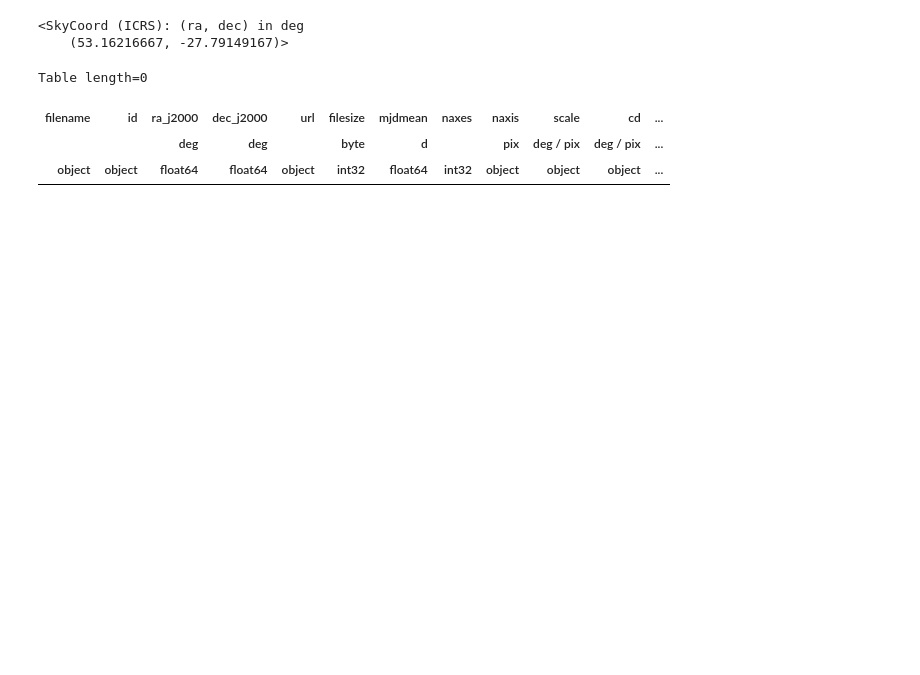
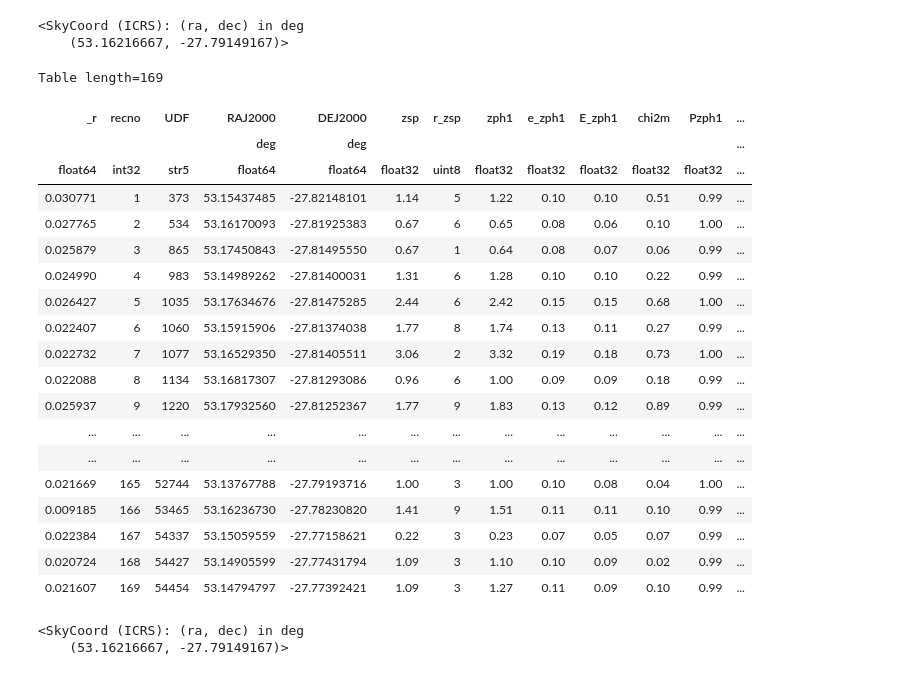
Before and after one commit to Kkev1229/Astr142-Project2, a Jupyter notebook: test.ipynb, the cells around one changed output. Cells and saved outputs as stored; diff of their text form; code cells hidden in the pictures; blank space fills up the shorter version.

Commit message:
Added function to load hubble data

```diff
--- a/test.ipynb
+++ b/test.ipynb
@@ -103,4 +123,4 @@ plt.imshow(hudf[0], origin='lower', cmap=mpl.colormaps['Reds'], vmin=0.00001, vm
 # %%
-services = vo.regsearch(servicetype='image', waveband='optical', keywords='hubble udf')
+services = vo.regsearch(keywords='hubble udf')
 services.to_table()['ivoid','short_name','res_title']
 # %% [output]
@@ -115,10 +144,32 @@ coord
 <SkyCoord (ICRS): (ra, dec) in deg
     (53.16216667, -27.79149167)>
 # %%
-im_table = services[0].search(pos=coord, size=10, format='image/jpeg')
+im_table = services[2].search(pos=coord)
 im_table.to_table()
 # %% [output]
-Table length=0
+Table length=169
-| filename | id | ra_j2000 | dec_j2000 | url | filesize | mjdmean | naxes | naxis | scale | cd | ... |
-|  |  | deg | deg |  | byte | d |  | pix | deg / pix | deg / pix | ... |
-| object | object | float64 | float64 | object | int32 | float64 | int32 | object | object | object | ... |
+| _r | recno | UDF | RAJ2000 | DEJ2000 | zsp | r_zsp | zph1 | e_zph1 | E_zph1 | chi2m | Pzph1 | ... |
+|  |  |  | deg | deg |  |  |  |  |  |  |  | ... |
+| float64 | int32 | str5 | float64 | float64 | float32 | uint8 | float32 | float32 | float32 | float32 | float32 | ... |
+| 0.030771 | 1 | 373 | 53.15437485 | -27.82148101 | 1.14 | 5 | 1.22 | 0.10 | 0.10 | 0.51 | 0.99 | ... |
+| 0.027765 | 2 | 534 | 53.16170093 | -27.81925383 | 0.67 | 6 | 0.65 | 0.08 | 0.06 | 0.10 | 1.00 | ... |
+| 0.025879 | 3 | 865 | 53.17450843 | -27.81495550 | 0.67 | 1 | 0.64 | 0.08 | 0.07 | 0.06 | 0.99 | ... |
+| 0.024990 | 4 | 983 | 53.14989262 | -27.81400031 | 1.31 | 6 | 1.28 | 0.10 | 0.10 | 0.22 | 0.99 | ... |
+| 0.026427 | 5 | 1035 | 53.17634676 | -27.81475285 | 2.44 | 6 | 2.42 | 0.15 | 0.15 | 0.68 | 1.00 | ... |
+| 0.022407 | 6 | 1060 | 53.15915906 | -27.81374038 | 1.77 | 8 | 1.74 | 0.13 | 0.11 | 0.27 | 0.99 | ... |
+| 0.022732 | 7 | 1077 | 53.16529350 | -27.81405511 | 3.06 | 2 | 3.32 | 0.19 | 0.18 | 0.73 | 1.00 | ... |
+| 0.022088 | 8 | 1134 | 53.16817307 | -27.81293086 | 0.96 | 6 | 1.00 | 0.09 | 0.09 | 0.18 | 0.99 | ... |
+| 0.025937 | 9 | 1220 | 53.17932560 | -27.81252367 | 1.77 | 9 | 1.83 | 0.13 | 0.12 | 0.89 | 0.99 | ... |
+| ... | ... | ... | ... | ... | ... | ... | ... | ... | ... | ... | ... | ... |
+| ... | ... | ... | ... | ... | ... | ... | ... | ... | ... | ... | ... | ... |
+| 0.021669 | 165 | 52744 | 53.13767788 | -27.79193716 | 1.00 | 3 | 1.00 | 0.10 | 0.08 | 0.04 | 1.00 | ... |
+| 0.009185 | 166 | 53465 | 53.16236730 | -27.78230820 | 1.41 | 9 | 1.51 | 0.11 | 0.11 | 0.10 | 0.99 | ... |
+| 0.022384 | 167 | 54337 | 53.15059559 | -27.77158621 | 0.22 | 3 | 0.23 | 0.07 | 0.05 | 0.07 | 0.99 | ... |
+| 0.020724 | 168 | 54427 | 53.14905599 | -27.77431794 | 1.09 | 3 | 1.10 | 0.10 | 0.09 | 0.02 | 0.99 | ... |
+| 0.021607 | 169 | 54454 | 53.14794797 | -27.77392421 | 1.09 | 3 | 1.27 | 0.11 | 0.09 | 0.10 | 0.99 | ... |
+# %%
+coord = SkyCoord('3h32m38.92s -27d47m29.37s', unit=(u.hourangle, u.degree))
+coord
+# %% [output]
+<SkyCoord (ICRS): (ra, dec) in deg
+    (53.16216667, -27.79149167)>
```
Also changed, not shown: parts of 20 cells of this notebook, 1 other file.
